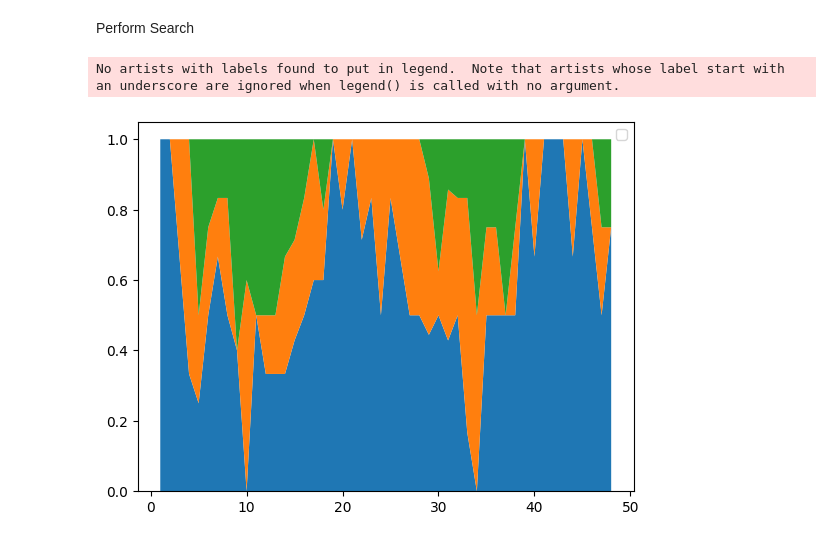
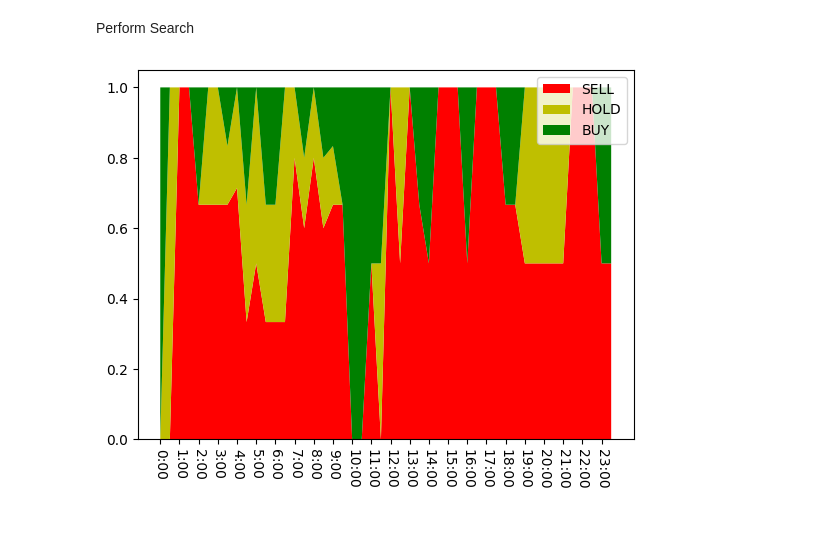
Before and after one commit to asedenman/BatteryModelling, a Jupyter notebook: Batteries.ipynb, the cells around one changed output. Saved outputs shown, nothing was run; the diff lists cells and outputs as text; code cells hidden in the pictures.

Commit message:
- edits to dfs search - added control search

```diff
--- a/Batteries.ipynb
+++ b/Batteries.ipynb
@@ -160,13 +167,14 @@ def recurse(prices, depth, state : dfs_state):
 # %% [markdown]
 <p>Collate Test Data</p>
 # %%
-sample_size = 20
-step = 1
-samples = df.sample(sample_size)
-test_values = {}
-for ind in samples.index:
-    max_ind = df.index[df.index.get_loc(ind) + (MAX_DEPTH * step)]
-    test_values[ind] = df.loc[ind:max_ind:step, lambda df:['Period', 'System Sell Price(£/MWh)']]
+def generate_samples(df : pd.DataFrame, sample_size : int, max_depth):
+    step = 1
+    samples = df.sample(sample_size)
+    test_values = {}
+    for ind in samples.index:
+        max_ind = df.index[df.index.get_loc(ind) + (max_depth * step)]
+        test_values[ind] = df.loc[ind:max_ind:step, lambda df:['Period', 'System Sell Price(£/MWh)']]
+    return test_values
 # %% [markdown]
 <p>Perform Search</p>
 # %%
@@ -191,13 +192,29 @@ df_results.to_csv('./data/dfs_results.csv', mode='w')
+# %%
+def save_results(df_res):
+    if(os.path.exists('./data/dfs_results.csv')):
+        df_old = pd.read_csv('./data/dfs_results.csv', index_col=0)
+        df_old.columns = pd.to_numeric(df_old.columns)
+        df_res = df_res.add(df_old, fill_value=0)
+    df_res.to_csv('./data/dfs_results.csv', mode='w', na_rep='0')
+# %%
+MAX_DEPTH = 12
+start = time.perf_counter()
+while ((time.perf_counter() - start) < 360):
+    df_results = search(df, 12, MAX_DEPTH)
+    save_results(df_results)
 # %%
 df_t = df_results.transpose()
 df_t['sum'] = df_t.sum(axis=1)
 df_t['BUY frac'] = df_t['BUY'] / df_t['sum']
 df_t['SELL frac'] = df_t['SELL'] / df_t['sum']
 df_t['HOLD frac'] = df_t['HOLD'] / df_t['sum']
 
-plt.stackplot(df_t.index, df_t['SELL frac'], df_t['BUY frac'], df_t['HOLD frac'])
+plt.stackplot(df_t.index, df_t['SELL frac'],
+              df_t['HOLD frac'], df_t['BUY frac'] ,
+              labels=['SELL', 'HOLD', 'BUY'],
+              colors=['r', 'y', 'g'])
+plt.xticks(np.arange(1, 48, 2), [f"{x}:00" for x in range(0, 24, 1)], rotation=-90)
 plt.legend()
 plt.show()
 # %% [output]
-No artists with labels found to put in legend.  Note that artists whose label start with an underscore are ignored when legend() is called with no argument.
-[figure, old version]
+[figure, new version]
```
Also changed, not shown: parts of 10 cells of this notebook, 3 other files.
